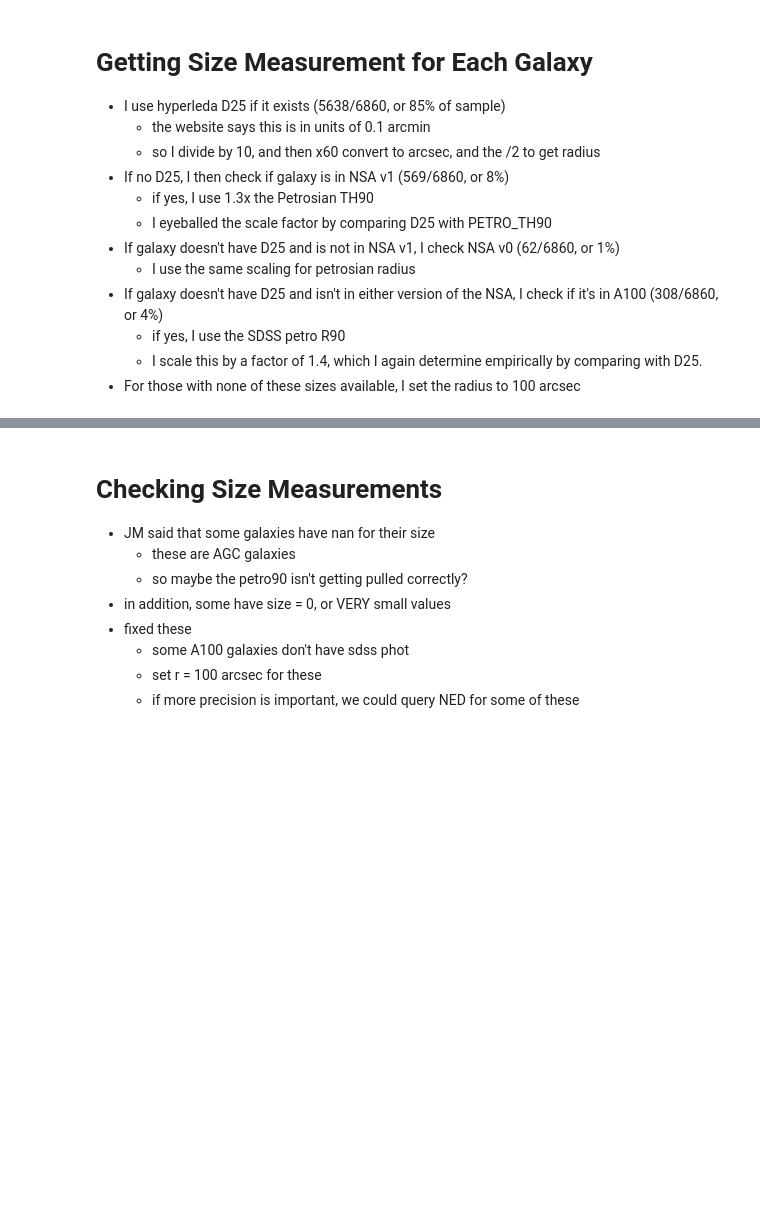
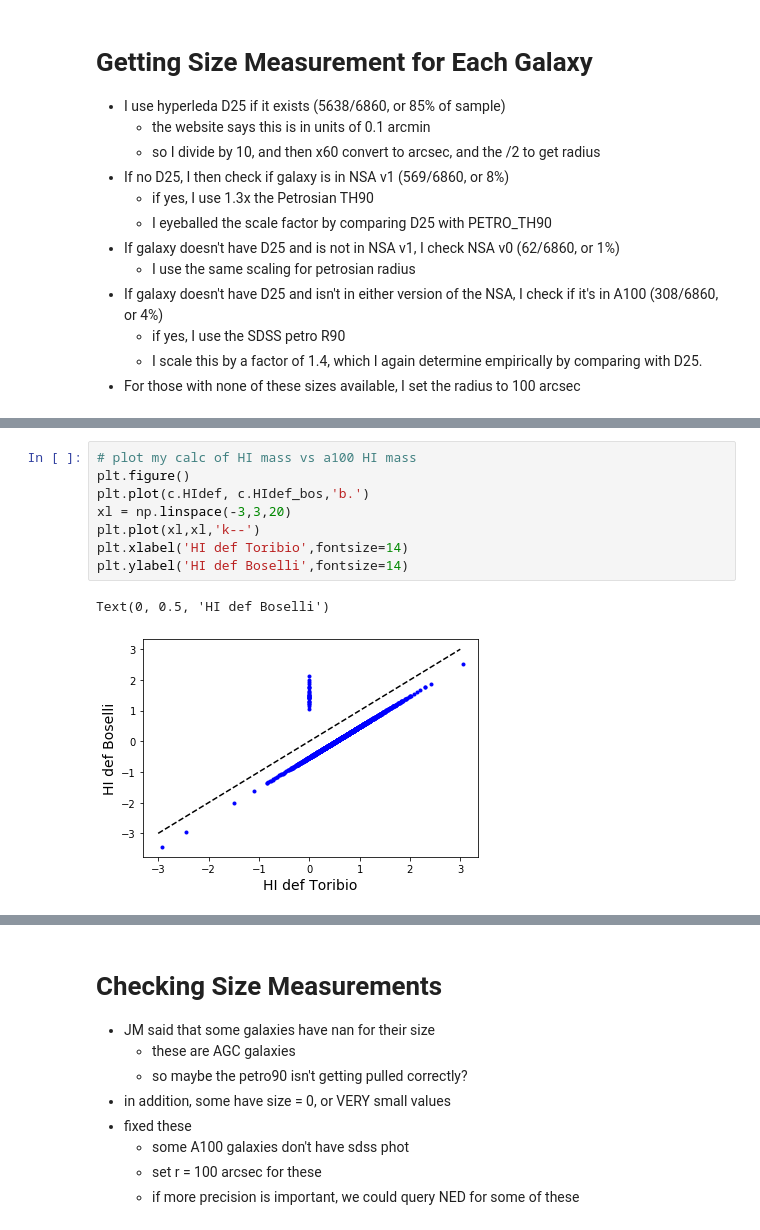
Before and after one commit to rfinn/Virgo, a Jupyter notebook: notebooks/making-subtables-of-cleaned-sample.ipynb, the cells around one changed output, grey strips where cells are left out. Cells and saved outputs as stored; diff of their text form; blank space fills up the shorter version.

```diff
--- a/notebooks/making-subtables-of-cleaned-sample.ipynb
+++ b/notebooks/making-subtables-of-cleaned-sample.ipynb
@@ -502,0 +500,11 @@ array([False, False, False, ..., False, False, False])
+# %%
+# plot my calc of HI mass vs a100 HI mass
+plt.figure()
+plt.plot(c.HIdef, c.HIdef_bos,'b.')
+xl = np.linspace(-3,3,20)
+plt.plot(xl,xl,'k--')
+plt.xlabel('HI def Toribio',fontsize=14)
+plt.ylabel('HI def Boselli',fontsize=14)
+# %% [output]
+Text(0, 0.5, 'HI def Boselli')
+[figure, added]
```
Also changed, not shown: parts of 17 cells of this notebook, 2 other files.
